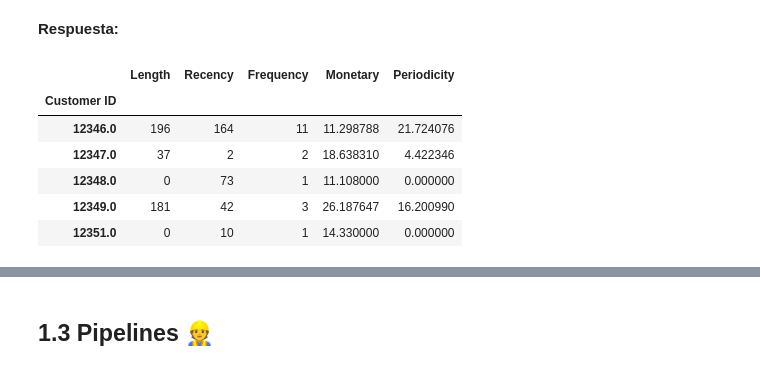
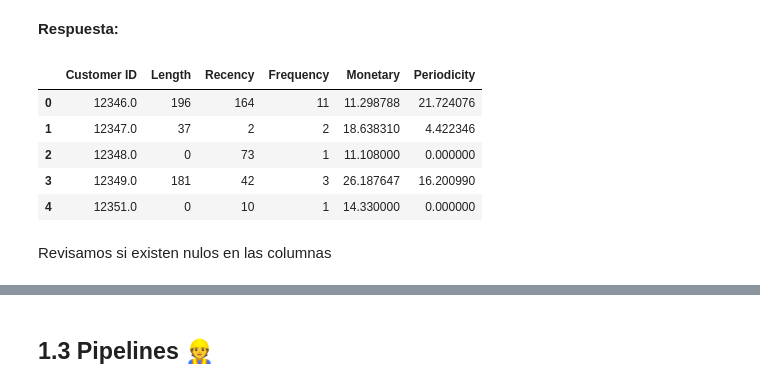
Before and after one commit to eduardomoyab/MDS7202_1, a Jupyter notebook: lab7/Laboratorio7_Enunciado.ipynb, the cells around one changed output, grey strips where cells are left out. Cells and saved outputs as stored; diff of their text form; code cells hidden in the pictures.

```diff
--- a/lab7/Laboratorio7_Enunciado.ipynb
+++ b/lab7/Laboratorio7_Enunciado.ipynb
@@ -171,38 +171,39 @@ def custom_features(dataframe_in):
 
     # Convertir la columna 'InvoiceDate' a tipo de datos datetime
     df['InvoiceDate'] = pd.to_datetime(df['InvoiceDate'])
 
     # Calcular la característica Length (L)
     length_df = df.groupby('Customer ID')['InvoiceDate'].agg(lambda x: (x.max() - x.min()).days).rename('Length')
 
     # Calcular la característica Recency (R)
     recency_df = df.groupby('Customer ID')['InvoiceDate'].max()
     recency_df = (df['InvoiceDate'].max() - recency_df).dt.days.rename('Recency')
 
     # Calcular la característica Monetary (M)
     df['TotalPrice'] = df['Quantity'] * df['Price']
     monetary_df = df.groupby('Customer ID')['TotalPrice'].mean().rename('Monetary')
 
     # Calcular la característica Frequency (F) eliminando duplicados
     frequency_df = df.drop_duplicates(subset=['InvoiceDate', 'Customer ID']).groupby('Customer ID').size().rename('Frequency')
 
     # Calcular la característica Periodicity (P)
     ivt_df = df.groupby('Customer ID')['InvoiceDate'].diff().dt.days
     periodicity_df = ivt_df.groupby(df['Customer ID']).std().rename('Periodicity')
 
     # Crear un nuevo DataFrame con las características calculadas
     result_df = pd.concat([length_df, recency_df, frequency_df, monetary_df, periodicity_df], axis=1)
 
     return result_df
 
 # Llamar a la función y guardar el resultado en un nuevo DataFrame
 result = custom_features(df_retail)
-result.head()
+result.reset_index().head()
 # %% [output]
-|  | Length | Recency | Frequency | Monetary | Periodicity |
-| Customer ID |  |  |  |  |  |
-| 12346.0 | 196 | 164 | 11 | 11.298788 | 21.724076 |
-| 12347.0 | 37 | 2 | 2 | 18.638310 | 4.422346 |
-| 12348.0 | 0 | 73 | 1 | 11.108000 | 0.000000 |
-| 12349.0 | 181 | 42 | 3 | 26.187647 | 16.200990 |
-| 12351.0 | 0 | 10 | 1 | 14.330000 | 0.000000 |
+|  | Customer ID | Length | Recency | Frequency | Monetary | Periodicity |
+| 0 | 12346.0 | 196 | 164 | 11 | 11.298788 | 21.724076 |
+| 1 | 12347.0 | 37 | 2 | 2 | 18.638310 | 4.422346 |
+| 2 | 12348.0 | 0 | 73 | 1 | 11.108000 | 0.000000 |
+| 3 | 12349.0 | 181 | 42 | 3 | 26.187647 | 16.200990 |
+| 4 | 12351.0 | 0 | 10 | 1 | 14.330000 | 0.000000 |
+# %% [markdown]
+Revisamos si existen nulos en las columnas
```
Also changed, not shown: parts of 14 cells of this notebook.
